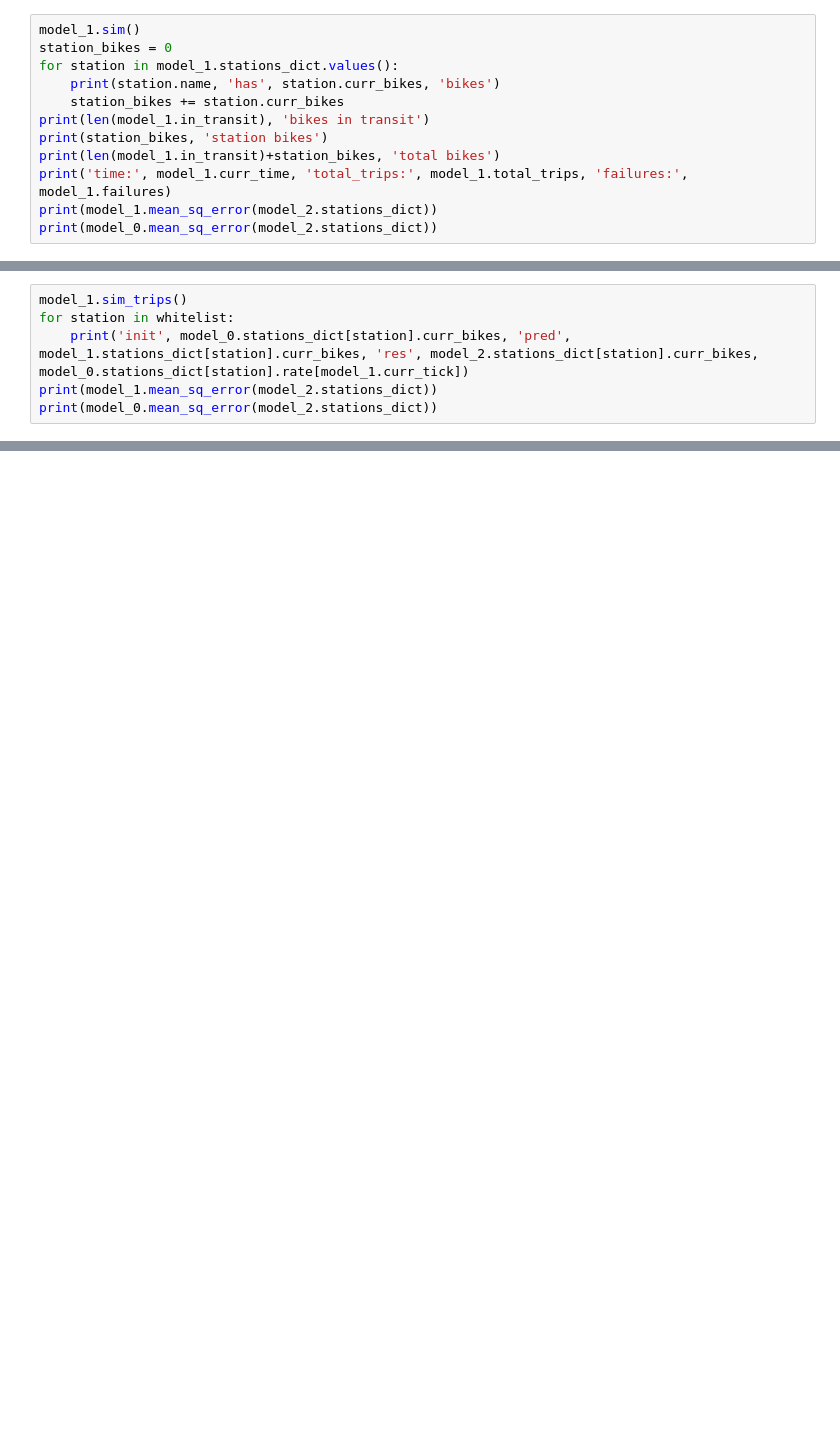
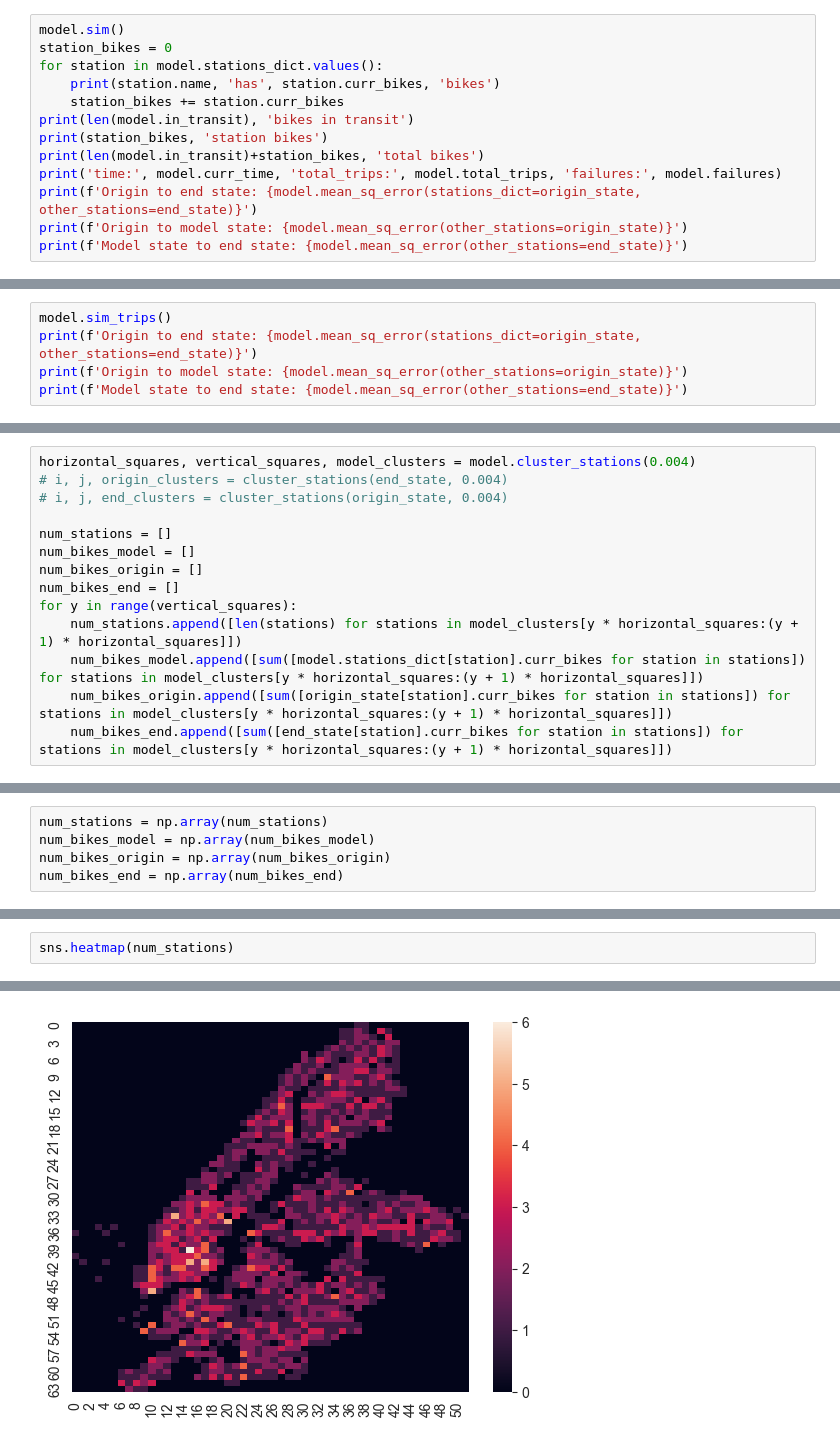
Before and after one commit to jarrettreimers/CSUREMM, a Jupyter notebook: Model_Testing.ipynb, the cells around one changed output, grey strips where cells are left out. Drawn from its saved outputs; the diff is of its cells as text; blank space fills up the shorter version.

```diff
--- a/Model_Testing.ipynb
+++ b/Model_Testing.ipynb
@@ -75,13 +104,14 @@ model_1.truncate_transitions()
 # %%
-model_1.sim()
+model.sim()
 station_bikes = 0
-for station in model_1.stations_dict.values():
+for station in model.stations_dict.values():
     print(station.name, 'has', station.curr_bikes, 'bikes')
     station_bikes += station.curr_bikes
-print(len(model_1.in_transit), 'bikes in transit')
+print(len(model.in_transit), 'bikes in transit')
 print(station_bikes, 'station bikes')
-print(len(model_1.in_transit)+station_bikes, 'total bikes')
-print('time:', model_1.curr_time, 'total_trips:', model_1.total_trips, 'failures:', model_1.failures)
-print(model_1.mean_sq_error(model_2.stations_dict))
-print(model_0.mean_sq_error(model_2.stations_dict))
+print(len(model.in_transit)+station_bikes, 'total bikes')
+print('time:', model.curr_time, 'total_trips:', model.total_trips, 'failures:', model.failures)
+print(f'Origin to end state: {model.mean_sq_error(stations_dict=origin_state, other_stations=end_state)}')
+print(f'Origin to model state: {model.mean_sq_error(other_stations=origin_state)}')
+print(f'Model state to end state: {model.mean_sq_error(other_stations=end_state)}')
 # %% [output]
@@ -105,7 +135,6 @@ time: 15:00:00 total_trips: 181 failures: 11
 # %%
-model_1.sim_trips()
-for station in whitelist:
-    print('init', model_0.stations_dict[station].curr_bikes, 'pred', model_1.stations_dict[station].curr_bikes, 'res', model_2.stations_dict[station].curr_bikes, model_0.stations_dict[station].rate[model_1.curr_tick])
-print(model_1.mean_sq_error(model_2.stations_dict))
-print(model_0.mean_sq_error(model_2.stations_dict))
+model.sim_trips()
+print(f'Origin to end state: {model.mean_sq_error(stations_dict=origin_state, other_stations=end_state)}')
+print(f'Origin to model state: {model.mean_sq_error(other_stations=origin_state)}')
+print(f'Model state to end state: {model.mean_sq_error(other_stations=end_state)}')
 # %% [output]
@@ -140,0 +171,14 @@ init 47 pred 40 res 44 1.1703703703703703
+# %%
+horizontal_squares, vertical_squares, model_clusters = model.cluster_stations(0.004)
+# i, j, origin_clusters = cluster_stations(end_state, 0.004)
+# i, j, end_clusters = cluster_stations(origin_state, 0.004)
+
+num_stations = []
+num_bikes_model = []
+num_bikes_origin = []
+num_bikes_end = []
+for y in range(vertical_squares):
+    num_stations.append([len(stations) for stations in model_clusters[y * horizontal_squares:(y + 1) * horizontal_squares]])
+    num_bikes_model.append([sum([model.stations_dict[station].curr_bikes for station in stations]) for stations in model_clusters[y * horizontal_squares:(y + 1) * horizontal_squares]])
+    num_bikes_origin.append([sum([origin_state[station].curr_bikes for station in stations]) for stations in model_clusters[y * horizontal_squares:(y + 1) * horizontal_squares]])
+    num_bikes_end.append([sum([end_state[station].curr_bikes for station in stations]) for stations in model_clusters[y * horizontal_squares:(y + 1) * horizontal_squares]])
@@ -140,0 +187,5 @@ init 47 pred 40 res 44 1.1703703703703703
+# %%
+num_stations = np.array(num_stations)
+num_bikes_model = np.array(num_bikes_model)
+num_bikes_origin = np.array(num_bikes_origin)
+num_bikes_end = np.array(num_bikes_end)
@@ -140,0 +226,3 @@ init 47 pred 40 res 44 1.1703703703703703
+# %%
+sns.heatmap(num_stations)
+# %% [output]
@@ -140,0 +230 @@ init 47 pred 40 res 44 1.1703703703703703
+[figure, added]
```
Also changed, not shown: parts of 20 cells of this notebook, 6 other files.
